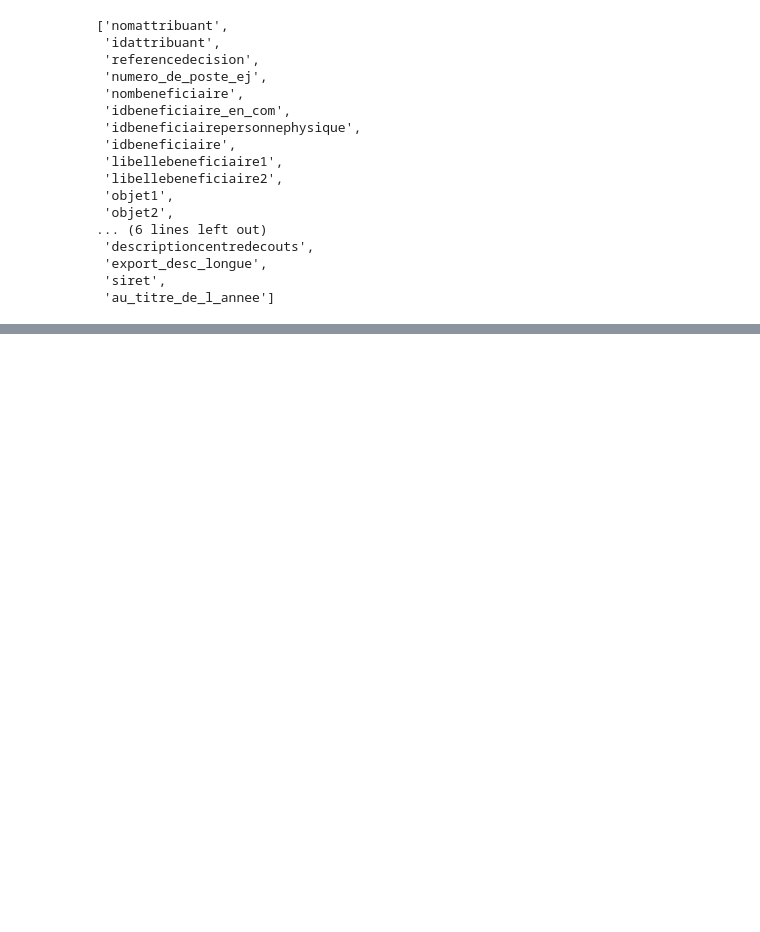
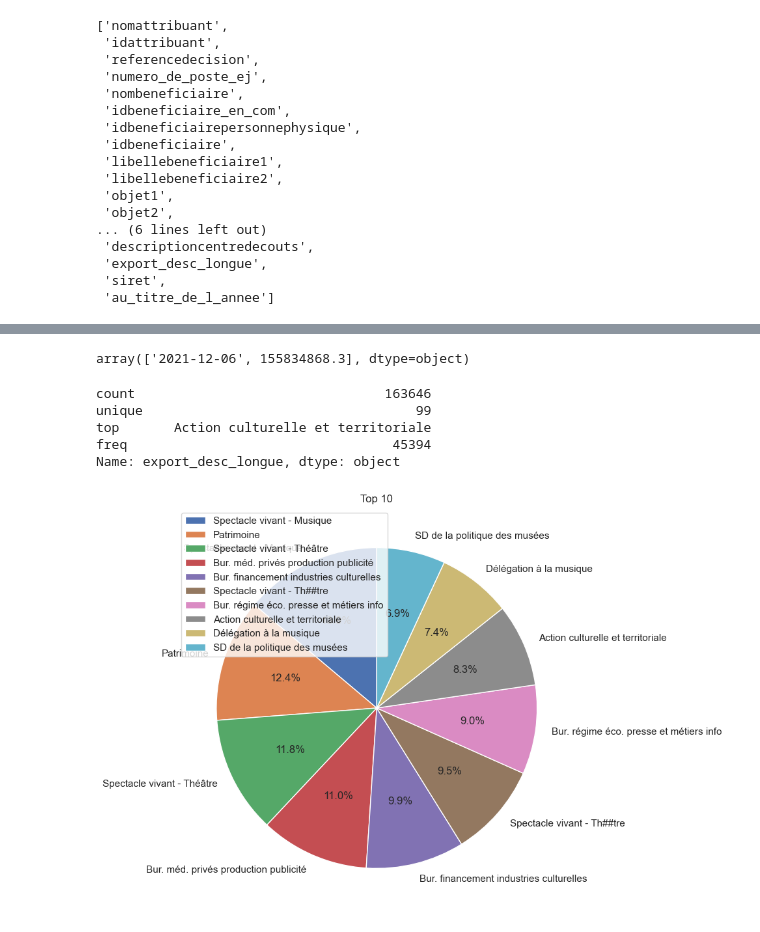
Before and after one commit to AugustinCablant/project_lila, a Jupyter notebook: notebook.ipynb, the cells around one changed output, grey strips where cells are left out. Saved outputs shown, nothing was run; the diff lists cells and outputs as text; code cells hidden in the pictures; blank space fills up the shorter version.

```diff
--- a/notebook.ipynb
+++ b/notebook.ipynb
@@ -42,0 +101,24 @@ array(['#', '84405706700010', '39913025100032', ..., '84166592000010',
+# %%
+list(df_date.sort_values(by = 'montant', ascending = False)[0:5].values)
+# %% [output]
+array(['2021-12-06', 155834868.3], dtype=object)
+# %%
+df['export_desc_longue'].describe()
+# %% [output]
+count                                163646
+unique                                   99
+top       Action culturelle et territoriale
+freq                                  45394
+Name: export_desc_longue, dtype: object
+# %%
+plt.figure(figsize=(8,8))
+plt.pie(pd.DataFrame(df.groupby('export_desc_longue')['montant'].sum()).sort_values(by = 'montant', ascending = False)[0:10]['montant'],
+        labels = pd.DataFrame(df.groupby('export_desc_longue')['montant'].sum()).sort_values(by = 'montant', ascending = False)[0:10].index,
+        autopct='%1.1f%%',
+        startangle=90)
+plt.legend(title='export_desc_longue')
+plt.title('Top 10')
+plt.legend()
+plt.show()
+# %% [output]
+[figure, added]
```
Also changed, not shown: parts of 7 cells of this notebook.
